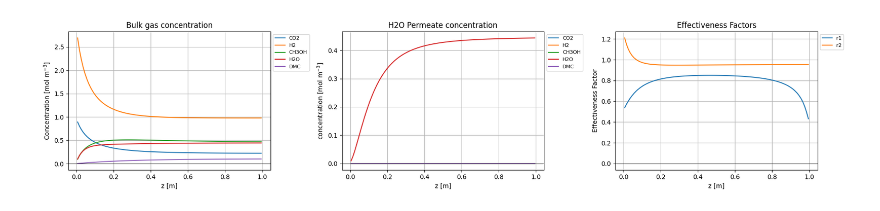
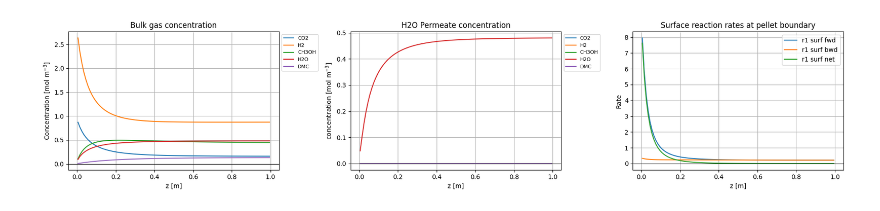
Before and after one commit to TorchSquarer/MRM-Assignment, a Jupyter notebook: combined membrane+reaction+stefan.ipynb, the cells around one changed output. Saved outputs shown, nothing was run; the diff lists cells and outputs as text; code cells hidden in the pictures.

```diff
--- a/combined membrane+reaction+stefan.ipynb
+++ b/combined membrane+reaction+stefan.ipynb
@@ -30,7 +30,7 @@ class ModelConfig:
     R_perm: float = R_ret + 5e-4 # radius of permeate
     R_out: float = 7e-3 # outer radius
 
-    P_vector: np.ndarray = field(default_factory=lambda: np.array([0.000, 0.000, 0.000, 0.002, 0.000])) # membrane permeability
+    P_vector: np.ndarray = field(default_factory=lambda: np.array([0.000, 0.000, 0.000, 0.02, 0.000])) # membrane permeability
     v_ret: float = 1e-1 # velocity of retentate
     v_perm: float = 1e-1 # velocity of permeate
     d_ax: float = 2.0e-5 # dispersion in the axial direction
@@ -44,9 +44,9 @@ class ModelConfig:
     particle_diffusivity: np.ndarray = field(default_factory=lambda: np.array([2.0e-6, 1.5e-6, 1.5e-6, 1.5e-6, 1.5e-6]))   # diffusivity in the particle per component
     eps_s: float = 0.35  # solid holdup
 
-    k_1: float = 1.0   #  reaction rate constant for reaction 1
+    k_1: float = 2.0   #  reaction rate constant for reaction 1
     k_2: float = 1.0   #  reaction rate constant for backward reaction 1
-    k_3: float = 1.0   #  reaction rate constant for reaction 2
+    k_3: float = 2.0   #  reaction rate constant for reaction 2
     k_4: float = 1.0   #  reaction rate constant for backward reaction 2
 
 
@@ -328,34 +403,35 @@ Name: solve summary, dtype: object
 # %%
 fig, axes = plt.subplots(1, 3, figsize=(18, 4), sharex=True)
 
 for i, label in enumerate(model.species_labels):
     axes[0].plot(model.z_c, c_g[:, i], label=label)
 axes[0].axhline(0.0, color="k", linewidth=0.8)
 axes[0].set_xlabel("z [m]")
 axes[0].set_ylabel("Concentration [mol m$^{-3}$]")
 axes[0].set_title("Bulk gas concentration")
 axes[0].legend(loc="upper left", bbox_to_anchor=(1.0, 1.0), ncol=1, fontsize=8)
 axes[0].grid(True)
 
 for i, label in enumerate(model.species_labels):
     axes[1].plot(model.z_c, c_m[:, i], label=label)
 axes[1].axhline(0.0, color="k", linewidth=0.8)
 axes[1].set_xlabel("z [m]")
 axes[1].set_ylabel("concentration [mol m$^{-3}$]")
 axes[1].set_title("H2O Permeate concentration")
 axes[1].legend(loc="upper left", bbox_to_anchor=(1.0, 1.0), ncol=1, fontsize=8)
 axes[1].grid(True)
 
-axes[2].plot(model.z_c, eta_r1, label="r1")
-axes[2].plot(model.z_c, eta_r2, label="r2")
-axes[2].axhline(0.0, color="k", linewidth=0.8)
+axes[2].plot(model.z_c, eff["r1_surf_fwd"], label="r1 surf fwd")
+axes[2].plot(model.z_c, eff["r1_surf_bwd"], label="r1 surf bwd")
+axes[2].plot(model.z_c, eff["r1_surf_net"], label="r1 surf net")
+axes[2].axhline(0.0, color="k", lw=0.8)
 axes[2].set_xlabel("z [m]")
-axes[2].set_ylabel("Effectiveness Factor")
-axes[2].set_title("Effectiveness Factors")
-axes[2].legend(loc="upper left", bbox_to_anchor=(1.0, 1.0), ncol=1, fontsize=8)
+axes[2].set_ylabel("Rate")
+axes[2].set_title("Surface reaction rates at pellet boundary")
+axes[2].legend()
 axes[2].grid(True)
 
 plt.tight_layout()
 plt.show()
 # %% [output]
-[figure, old version]
+[figure, new version]
```
Also changed, not shown: parts of 3 cells of this notebook.
